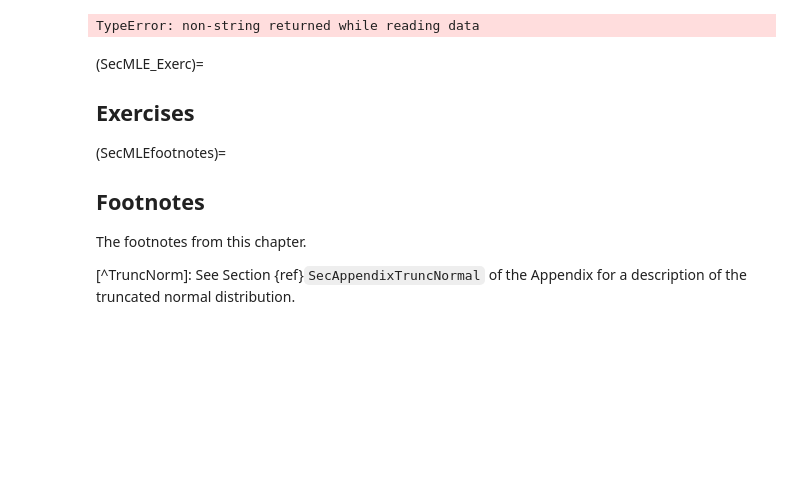
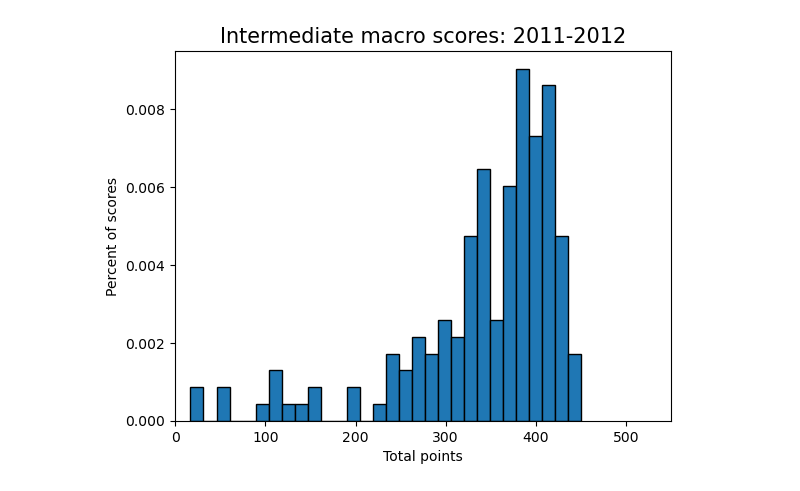
Before and after one commit to OpenSourceEcon/CompMethods, a Jupyter notebook: _sources/struct_est/MLE.ipynb, the cells around one changed output. Cells and saved outputs as stored; diff of their text form; code cells hidden in the pictures; blank space fills up the shorter version.

Commit message:
Deploying to gh-pages from @ OpenSourceEcon/CompMethods@e5e460001ce9b7db5ed129d814f95f385dc761f0 🚀

````diff
--- a/_sources/struct_est/MLE.ipynb
+++ b/_sources/struct_est/MLE.ipynb
@@ -97,48 +97,29 @@ Import some data from the total points earned by all the students in two section
 # %%
 # Import the necessary libraries
 import numpy as np
 import matplotlib.pyplot as plt
 import requests
 
 # Download and save the data file Econ381totpts.txt as NumPy array
 url = ('https://raw.githubusercontent.com/OpenSourceEcon/CompMethods/' +
        'main/data/mle/Econ381totpts.txt')
-data_file = requests.get(url)
+data_file = requests.get(url, allow_redirects=True)
+open('../../../data/mle/Econ381totpts.txt', 'wb').write(data_file.content)
 if data_file.status_code == 200:
     # Load the downloaded data into a NumPy array
-    data = np.loadtxt(data_file.content)
+    data = np.loadtxt('../../../data/mle/Econ381totpts.txt')
 else:
     print('Error downloading the file')
 
+# Create a histogram of the data
 num_bins = 30
 count, bins, ignored = plt.hist(data, num_bins, density=True,
                                 edgecolor='k')
 plt.title('Intermediate macro scores: 2011-2012', fontsize=15)
 plt.xlabel(r'Total points')
 plt.ylabel(r'Percent of scores')
 plt.xlim([0, 550])  # This gives the xmin and xmax to be plotted"
 
 plt.show()
 # %% [output]
-TypeError: non-string returned while reading data
+[figure, added]
-# %% [markdown]
-<!-- ```{figure} ../../../images/mle/Econ381scores_hist.png
----
-height: 500px
-name: FigMLE_EconScoreHist
----
-Intermediate macroeconomics midterm scores over two semesters
-``` -->
-
-
-(SecMLE_Exerc)=
-## Exercises
-
-
-
-(SecMLEfootnotes)=
-## Footnotes
-
-The footnotes from this chapter.
-
-[^TruncNorm]: See Section {ref}`SecAppendixTruncNormal` of the Appendix for a description of the truncated normal distribution.
````
Also changed, not shown: parts of 34 cells of this notebook, 21 other files.
